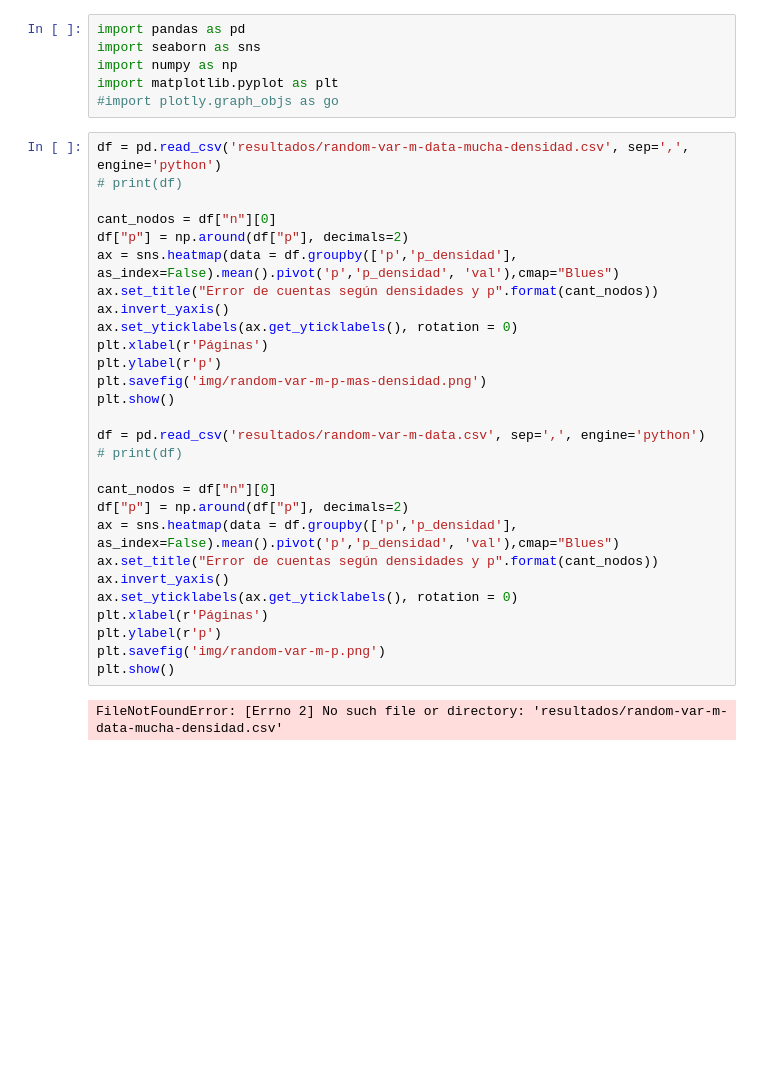
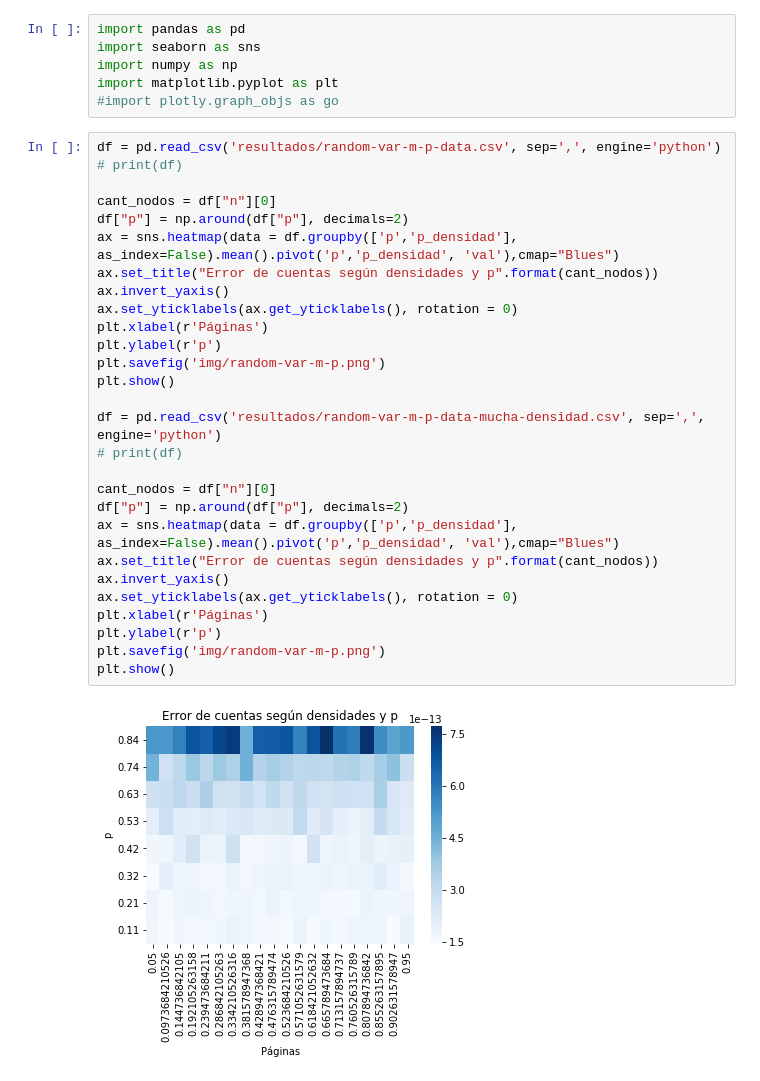
Before and after one commit to ABorgna/metnum, a Jupyter notebook: tp1/src/exp/exp-error.ipynb, the cells around one changed output. Saved outputs shown, nothing was run; the diff lists cells and outputs as text; blank space fills up the shorter version.

```diff
--- a/tp1/src/exp/exp-error.ipynb
+++ b/tp1/src/exp/exp-error.ipynb
@@ -5,32 +5,32 @@ import numpy as np
 import matplotlib.pyplot as plt
 #import plotly.graph_objs as go
 # %%
-df = pd.read_csv('resultados/random-var-m-data-mucha-densidad.csv', sep=',', engine='python')
-# print(df)
-
-cant_nodos = df["n"][0]
-df["p"] = np.around(df["p"], decimals=2)
-ax = sns.heatmap(data = df.groupby(['p','p_densidad'], as_index=False).mean().pivot('p','p_densidad', 'val'),cmap="Blues")
-ax.set_title("Error de cuentas según densidades y p".format(cant_nodos))
-ax.invert_yaxis()
-ax.set_yticklabels(ax.get_yticklabels(), rotation = 0)
-plt.xlabel(r'Páginas')
-plt.ylabel(r'p')
-plt.savefig('img/random-var-m-p-mas-densidad.png')
-plt.show()
-
-df = pd.read_csv('resultados/random-var-m-data.csv', sep=',', engine='python')
+df = pd.read_csv('resultados/random-var-m-p-data.csv', sep=',', engine='python')
 # print(df)
 
 cant_nodos = df["n"][0]
 df["p"] = np.around(df["p"], decimals=2)
 ax = sns.heatmap(data = df.groupby(['p','p_densidad'], as_index=False).mean().pivot('p','p_densidad', 'val'),cmap="Blues")
 ax.set_title("Error de cuentas según densidades y p".format(cant_nodos))
 ax.invert_yaxis()
 ax.set_yticklabels(ax.get_yticklabels(), rotation = 0)
 plt.xlabel(r'Páginas')
 plt.ylabel(r'p')
 plt.savefig('img/random-var-m-p.png')
 plt.show()
+
+df = pd.read_csv('resultados/random-var-m-p-data-mucha-densidad.csv', sep=',', engine='python')
+# print(df)
+
+cant_nodos = df["n"][0]
+df["p"] = np.around(df["p"], decimals=2)
+ax = sns.heatmap(data = df.groupby(['p','p_densidad'], as_index=False).mean().pivot('p','p_densidad', 'val'),cmap="Blues")
+ax.set_title("Error de cuentas según densidades y p".format(cant_nodos))
+ax.invert_yaxis()
+ax.set_yticklabels(ax.get_yticklabels(), rotation = 0)
+plt.xlabel(r'Páginas')
+plt.ylabel(r'p')
+plt.savefig('img/random-var-m-p.png')
+plt.show()
 # %% [output]
-FileNotFoundError: [Errno 2] No such file or directory: 'resultados/random-var-m-data-mucha-densidad.csv'
+[figure, added]
```
Also changed, not shown: parts of 1 cell of this notebook, 3 other files.
